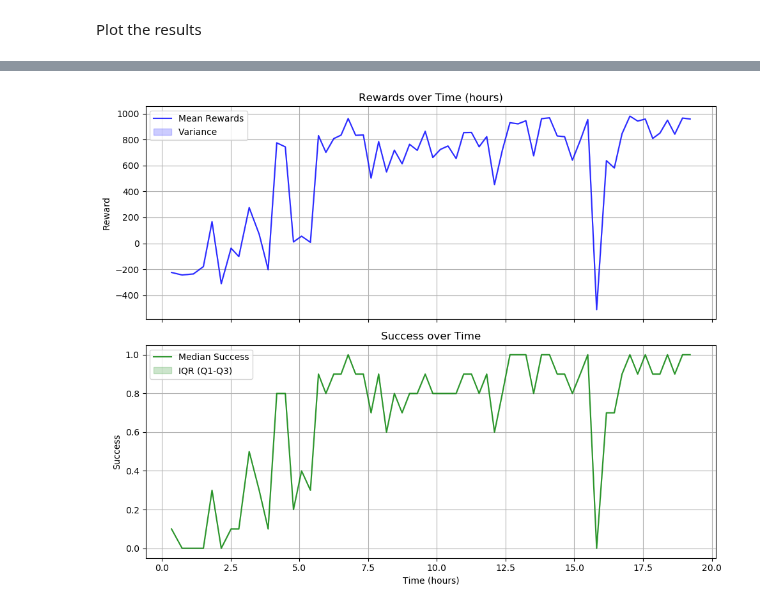
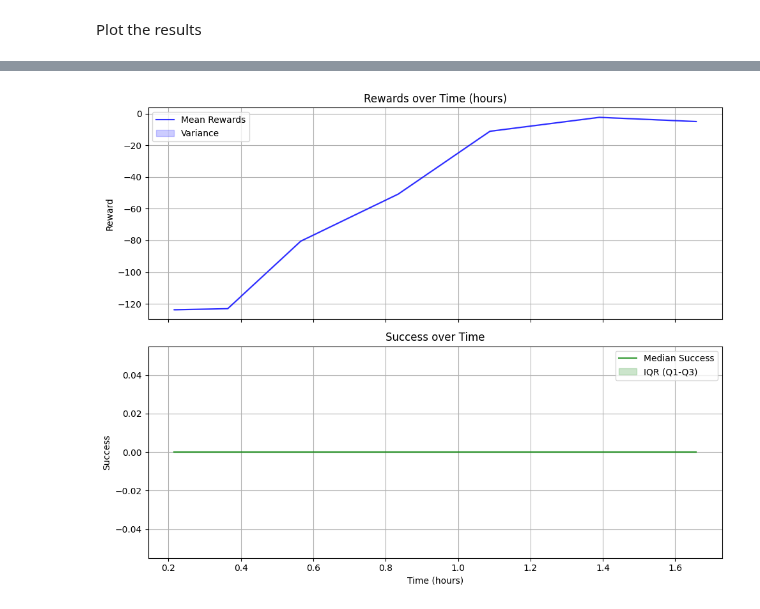
Before and after one commit to turcato-niccolo/test_turtlebot, a Jupyter notebook: results_gazebo.ipynb, the cells around one changed output, grey strips where cells are left out. Saved outputs shown, nothing was run; the diff lists cells and outputs as text; code cells hidden in the pictures.

```diff
--- a/results_gazebo.ipynb
+++ b/results_gazebo.ipynb
@@ -355,32 +327,32 @@ data_paths = [
 
 # Example usage
 data_paths = [
     "./results/eval_ExpD3_64_128_1.npz",
     "./results/eval_ExpD3_64_128_0.npz",
     "./results/eval_ExpD3_64_128_2.npz",
     "./results/eval_ExpD3_64_128_3.npz",
     "./results/eval_ExpD3_64_128_4.npz",
     "./results/eval_ExpD3_64_128_5.npz"
 ]
 
 data_paths = [
     "./results/eval_TD3_256_256_0.npz",
     "./results/eval_TD3_256_256_1.npz",
     "./results/eval_TD3_256_256_2.npz",
     "./results/eval_TD3_256_256_3.npz",
     "./results/eval_TD3_256_256_4.npz"
 ]
 
 data_paths = [
-    "./results/eval_TD3_64_128_0.npz"
+    "./results/eval_TD3_64_128_2.npz"
 ]
 
 # Create plotter instance
 plotter = DataPlotter(data_paths[:1])
 # Load and plot data
 
 plotter.load_data(fixed_time_limit=40)
 plotter.plot_evaluation_data(save_path='./images/evaluation_plot_eval_TD3_64_128.png')
 # plotter.plot_evaluation_data(save_path='./images/evaluation_plot_' + data_paths[1][15:-6] + '.png')
 # %% [output]
-[figure, old version]
+[figure, new version]
```
Also changed, not shown: parts of 6 cells of this notebook, 1 other file.
